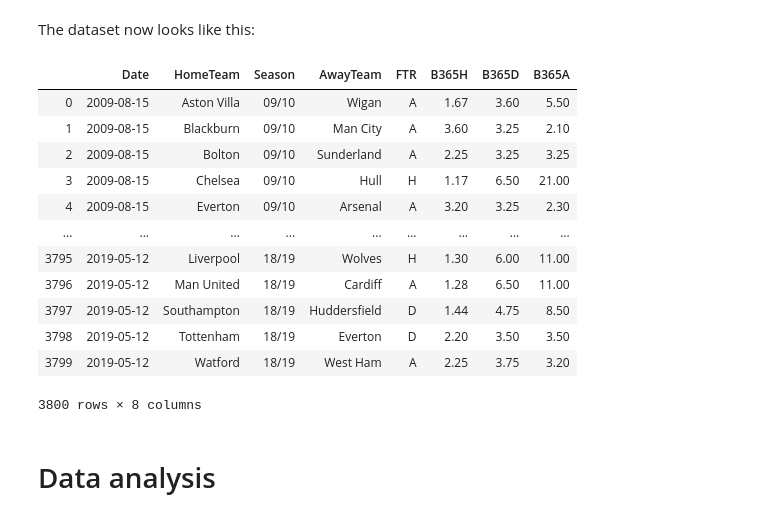
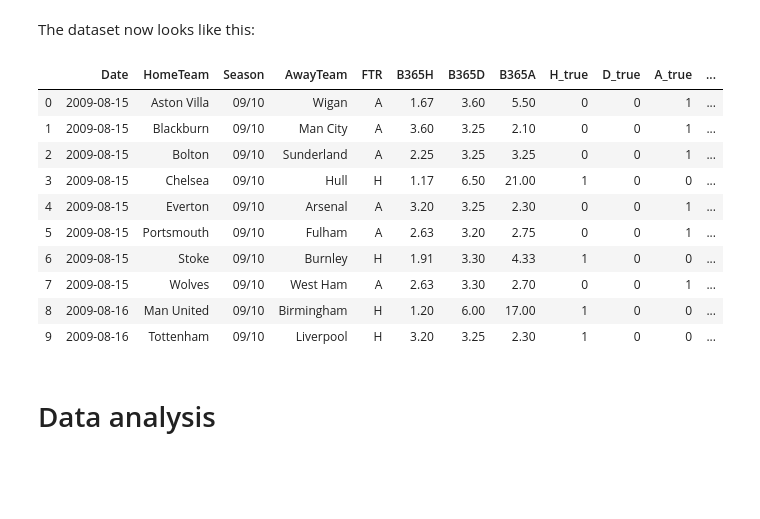
Before and after one commit to NumEconCopenhagen/projects-2020-group20, a Jupyter notebook: dataproject/dataproject.ipynb, the cells around one changed output. Saved outputs shown, nothing was run; the diff lists cells and outputs as text; code cells hidden in the pictures; blank space fills up the shorter version.

```diff
--- a/dataproject/dataproject.ipynb
+++ b/dataproject/dataproject.ipynb
@@ -86,21 +86,19 @@ df = pd.DataFrame(raw_input)
 # %% [markdown]
 The dataset now looks like this:
 # %%
-df
+df.head(10)
 # %% [output]
-|  | Date | HomeTeam | Season | AwayTeam | FTR | B365H | B365D | B365A |
-| 0 | 2009-08-15 | Aston Villa | 09/10 | Wigan | A | 1.67 | 3.60 | 5.50 |
-| 1 | 2009-08-15 | Blackburn | 09/10 | Man City | A | 3.60 | 3.25 | 2.10 |
-| 2 | 2009-08-15 | Bolton | 09/10 | Sunderland | A | 2.25 | 3.25 | 3.25 |
-| 3 | 2009-08-15 | Chelsea | 09/10 | Hull | H | 1.17 | 6.50 | 21.00 |
-| 4 | 2009-08-15 | Everton | 09/10 | Arsenal | A | 3.20 | 3.25 | 2.30 |
-| ... | ... | ... | ... | ... | ... | ... | ... | ... |
-| 3795 | 2019-05-12 | Liverpool | 18/19 | Wolves | H | 1.30 | 6.00 | 11.00 |
-| 3796 | 2019-05-12 | Man United | 18/19 | Cardiff | A | 1.28 | 6.50 | 11.00 |
-| 3797 | 2019-05-12 | Southampton | 18/19 | Huddersfield | D | 1.44 | 4.75 | 8.50 |
-| 3798 | 2019-05-12 | Tottenham | 18/19 | Everton | D | 2.20 | 3.50 | 3.50 |
-| 3799 | 2019-05-12 | Watford | 18/19 | West Ham | A | 2.25 | 3.75 | 3.20 |
+|  | Date | HomeTeam | Season | AwayTeam | FTR | B365H | B365D | B365A | H_true | D_true | A_true | ... |
+| 0 | 2009-08-15 | Aston Villa | 09/10 | Wigan | A | 1.67 | 3.60 | 5.50 | 0 | 0 | 1 | ... |
+| 1 | 2009-08-15 | Blackburn | 09/10 | Man City | A | 3.60 | 3.25 | 2.10 | 0 | 0 | 1 | ... |
+| 2 | 2009-08-15 | Bolton | 09/10 | Sunderland | A | 2.25 | 3.25 | 3.25 | 0 | 0 | 1 | ... |
+| 3 | 2009-08-15 | Chelsea | 09/10 | Hull | H | 1.17 | 6.50 | 21.00 | 1 | 0 | 0 | ... |
+| 4 | 2009-08-15 | Everton | 09/10 | Arsenal | A | 3.20 | 3.25 | 2.30 | 0 | 0 | 1 | ... |
+| 5 | 2009-08-15 | Portsmouth | 09/10 | Fulham | A | 2.63 | 3.20 | 2.75 | 0 | 0 | 1 | ... |
+| 6 | 2009-08-15 | Stoke | 09/10 | Burnley | H | 1.91 | 3.30 | 4.33 | 1 | 0 | 0 | ... |
+| 7 | 2009-08-15 | Wolves | 09/10 | West Ham | A | 2.63 | 3.30 | 2.70 | 0 | 0 | 1 | ... |
+| 8 | 2009-08-16 | Man United | 09/10 | Birmingham | H | 1.20 | 6.00 | 17.00 | 1 | 0 | 0 | ... |
+| 9 | 2009-08-16 | Tottenham | 09/10 | Liverpool | H | 3.20 | 3.25 | 2.30 | 1 | 0 | 0 | ... |
-3800 rows × 8 columns
 # %% [markdown]
 # Data analysis
 # %% [markdown]
```
Also changed, not shown: parts of 1 cell of this notebook.
